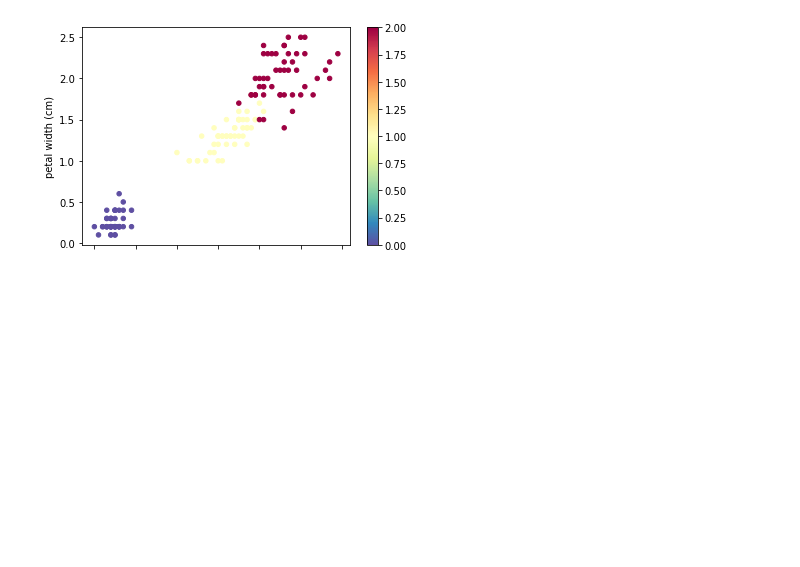
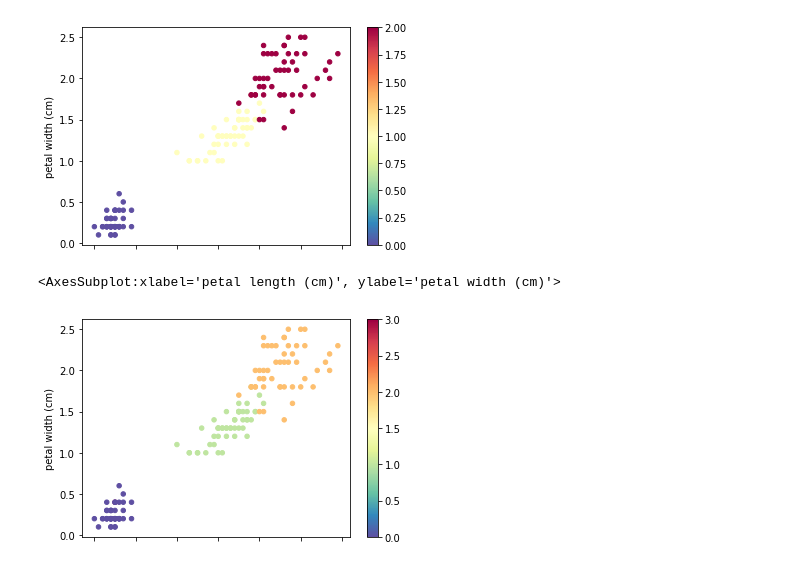
Before and after one commit to ramlaxman/cisco-data-science-2020-sept, a Jupyter notebook: Cisco — 2020 September 23.ipynb, the cells around one changed output. Drawn from its saved outputs; the diff is of its cells as text; code cells hidden in the pictures; blank space fills up the shorter version.

```diff
--- a/Cisco — 2020 September 23.ipynb
+++ b/Cisco — 2020 September 23.ipynb
@@ -843,3 +843,13 @@ X.plot.scatter(x='petal length (cm)',
 # %% [output]
 <AxesSubplot:xlabel='petal length (cm)', ylabel='petal width (cm)'>
 [figure]
+# %%
+y.loc[15] = 3
+
+X.plot.scatter(x='petal length (cm)',
+              y='petal width (cm)',
+              c=y,                     # our classification series
+               colormap='Spectral_r')
+# %% [output]
+<AxesSubplot:xlabel='petal length (cm)', ylabel='petal width (cm)'>
+[figure, added]
```
Also changed, not shown: parts of 1 cell of this notebook.
